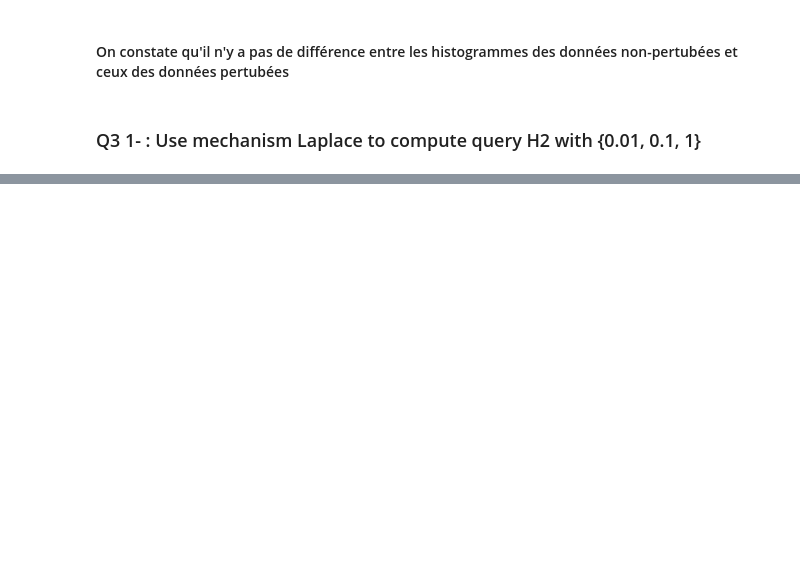
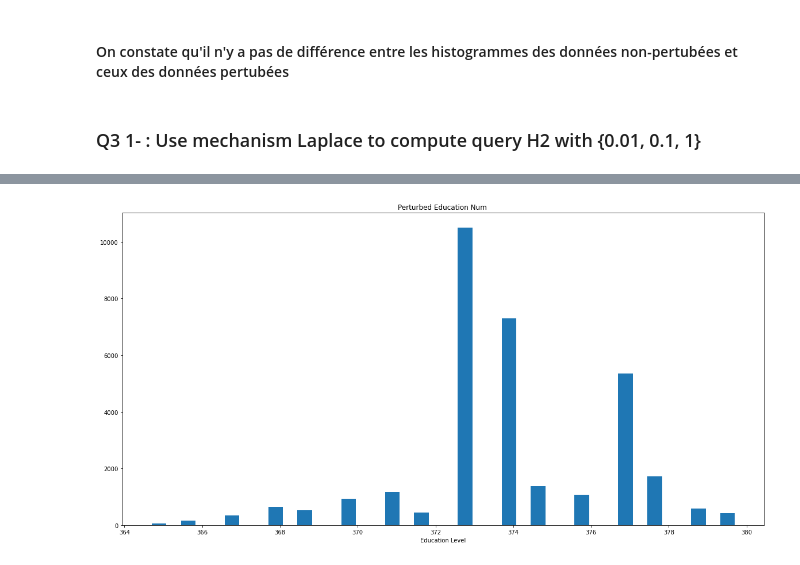
Before and after one commit to awadiaby/Projet_SBD, a Jupyter notebook: SBD.ipynb, the cells around one changed output, grey strips where cells are left out. Saved outputs shown, nothing was run; the diff lists cells and outputs as text; code cells hidden in the pictures; blank space fills up the shorter version.

```diff
--- a/SBD.ipynb
+++ b/SBD.ipynb
@@ -310,0 +315,9 @@ plt.gca().set(title='Perturbed Education Num ', xlabel='Education Level');
+# %%
+#fonction de calcul de la transformée de fourier
+def bfpa(x, k):
+    """Compute the discrete Fourier Transform of the 1D array x"""
+    x = np.asarray(x, dtype=float)
+    N = x.shape[0]
+    n = np.arange(N)
+    M = np.exp(-2j * np.pi * k * n / N)
+    return np.dot(M, x)
@@ -310,0 +333,3 @@ plt.gca().set(title='Perturbed Education Num ', xlabel='Education Level');
+# %%
+coefficient_education = bfpa(df_education_num.values, k = 5)
+coefficient_education
@@ -310,0 +340,6 @@ plt.gca().set(title='Perturbed Education Num ', xlabel='Education Level');
+# %%
+sensitivity = 1
+epsilon = 0.01
+
+df_education_num_001 = df_education_num + np.random.laplace(loc=coefficient_education, scale=sensitivity/epsilon)
+df_education_num_001.head(10)
@@ -310,0 +358,7 @@ plt.gca().set(title='Perturbed Education Num ', xlabel='Education Level');
+# %%
+# Histograms
+plt.figure(figsize=(20,10))
+plt.hist(df_education_num_001, bins=40)
+plt.gca().set(title='Perturbed Education Num ', xlabel='Education Level');
+# %% [output]
+[figure, added]
```
Also changed, not shown: parts of 35 cells of this notebook.
